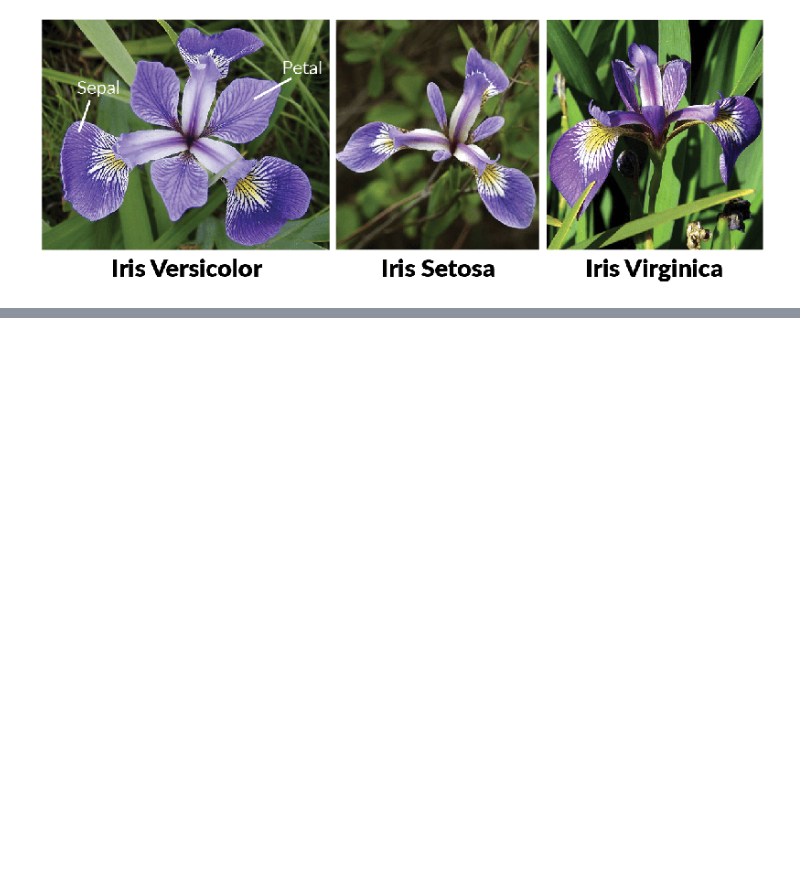
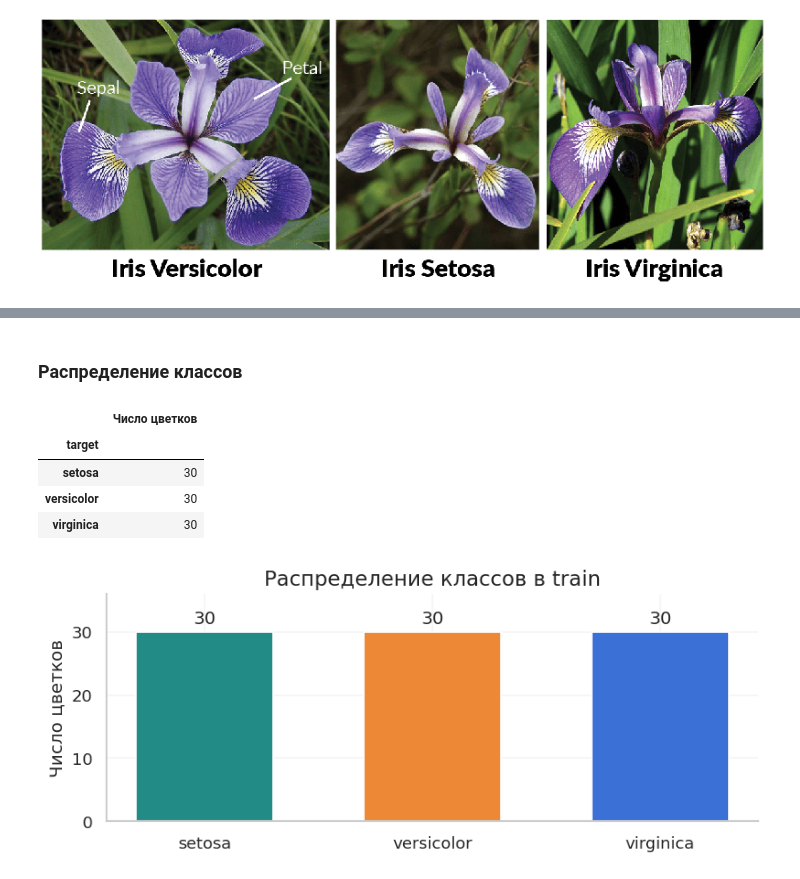
Before and after one commit to AndreyShpigar/ML-course, a Jupyter notebook: Week_01_Intro_knn/Practice_01.ipynb, the cells around one changed output, grey strips where cells are left out. Saved outputs shown, nothing was run; the diff lists cells and outputs as text; code cells hidden in the pictures; blank space fills up the shorter version.

```diff
--- a/Week_01_Intro_knn/Practice_01.ipynb
+++ b/Week_01_Intro_knn/Practice_01.ipynb
@@ -194,0 +58,16 @@ plt.show()
+# %%
+iris = load_iris(as_frame=True)
+feature_names = [
+    "Длина чашелистика, см",
+    "Ширина чашелистика, см",
+    "Длина лепестка, см",
+    "Ширина лепестка, см"
+]
+class_names = dict(enumerate(iris.target_names))
+
+df = iris.frame.rename(
+    columns=dict(zip(iris.feature_names, feature_names, strict=True))
+)
+display(df.head())
+display(pd.Series(class_names, name="Вид").rename_axis("Класс").to_frame())
+print(f"Объектов: {len(df)}, признаков: {len(feature_names)}")
@@ -194,0 +93,17 @@ plt.show()
+# %%
+x_dev, x_test_all, y_dev, y_test = train_test_split(
+    df[feature_names],
+    df["target"],
+    test_size=0.2,
+    stratify=df["target"],
+    random_state=RANDOM_STATE
+)
+x_train_all, x_val_all, y_train, y_val = train_test_split(
+    x_dev,
+    y_dev,
+    test_size=0.25,
+    stratify=y_dev,
+    random_state=RANDOM_STATE
+)
+
+print(f"Train: {len(y_train)}, validation: {len(y_val)}, test: {len(y_test)}")
@@ -194,0 +138,19 @@ plt.show()
+# %% [markdown]
+### Распределение классов
+# %%
+class_counts = y_train.value_counts().sort_index()
+display(class_counts.rename(index=class_names).rename("Число цветков").to_frame())
+
+fig, ax = plt.subplots(figsize=(7, 3))
+bars = ax.bar(iris.target_names, class_counts, color=COLORS, width=0.6)
+ax.bar_label(bars, padding=3)
+ax.set(ylabel="Число цветков", title="Распределение классов в train", ylim=(0, 36))
+fig.tight_layout()
+plt.show()
+# %% [output]
+|  | Число цветков |
+| target |  |
+| setosa | 30 |
+| versicolor | 30 |
+| virginica | 30 |
+[figure, added]
```
Also changed, not shown: parts of 71 cells of this notebook, 1 other file.
